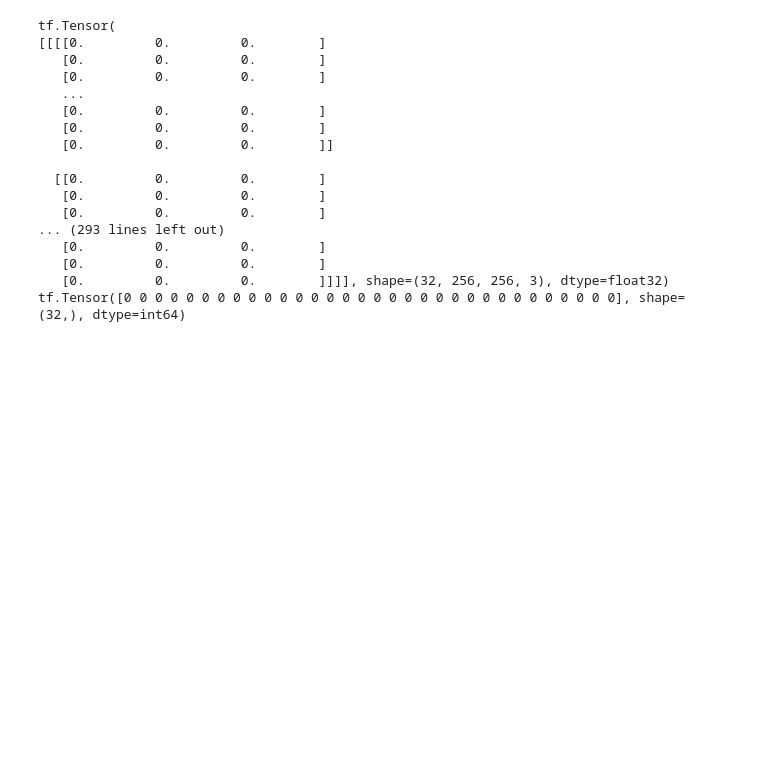
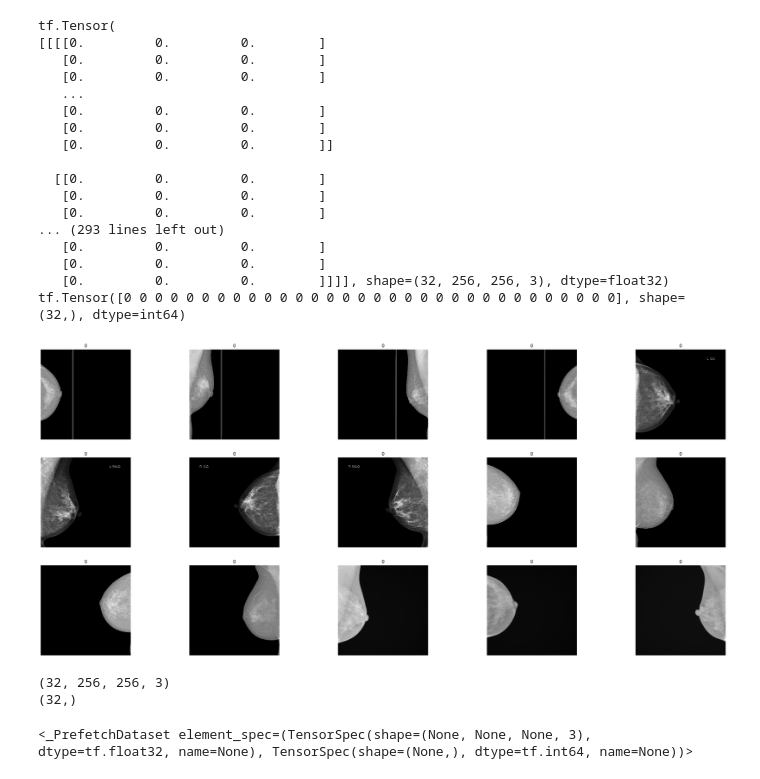
Before and after one commit to PedroAMtz/Cancer_de_Mama, a Jupyter notebook: data_pipeline/tf_data_pipeline.ipynb, the cells around one changed output. Cells and saved outputs as stored; diff of their text form; code cells hidden in the pictures; blank space fills up the shorter version.

Commit message:
More advances in technical elements of using tf data pipeline

```diff
--- a/data_pipeline/tf_data_pipeline.ipynb
+++ b/data_pipeline/tf_data_pipeline.ipynb
@@ -116,3 +127,30 @@ tf.Tensor(
    [0.         0.         0.        ]
    [0.         0.         0.        ]]]], shape=(32, 256, 256, 3), dtype=float32)
 tf.Tensor([0 0 0 0 0 0 0 0 0 0 0 0 0 0 0 0 0 0 0 0 0 0 0 0 0 0 0 0 0 0 0 0], shape=(32,), dtype=int64)
+# %%
+# Visualize the data
+import matplotlib.pyplot as plt
+
+dataset = (tf.data.TextLineDataset(
+    "images_full_batch.csv").
+    map(decode_csv))
+f, ax = plt.subplots(3, 5, figsize=(35,15))
+for idx, (images, labels) in enumerate(dataset.take(15)):
+    ax[idx//5, idx%5].imshow((images.numpy()));
+    ax[idx//5, idx%5].set_title(str(labels.numpy()));
+    ax[idx//5, idx%5].axis('off')
+# %% [output]
+[figure, added]
+# %%
+dataset = (tf.data.TextLineDataset(
+    "images_full_batch.csv").
+    map(decode_csv)).batch(32)
+
+
+for imageh, labels in dataset:
+    print(image.shape)
+    print(labels.shape)
+    break
+# %% [output]
+(32, 256, 256, 3)
+(32,)
@@ -118,0 +161,4 @@ tf.Tensor([0 0 0 0 0 0 0 0 0 0 0 0 0 0 0 0 0 0 0 0 0 0 0 0 0 0 0 0 0 0 0 0], sha
+# %%
+dataset
+# %% [output]
+<_PrefetchDataset element_spec=(TensorSpec(shape=(None, None, None, 3), dtype=tf.float32, name=None), TensorSpec(shape=(None,), dtype=tf.int64, name=None))>
```
Also changed, not shown: parts of 6 cells of this notebook.
